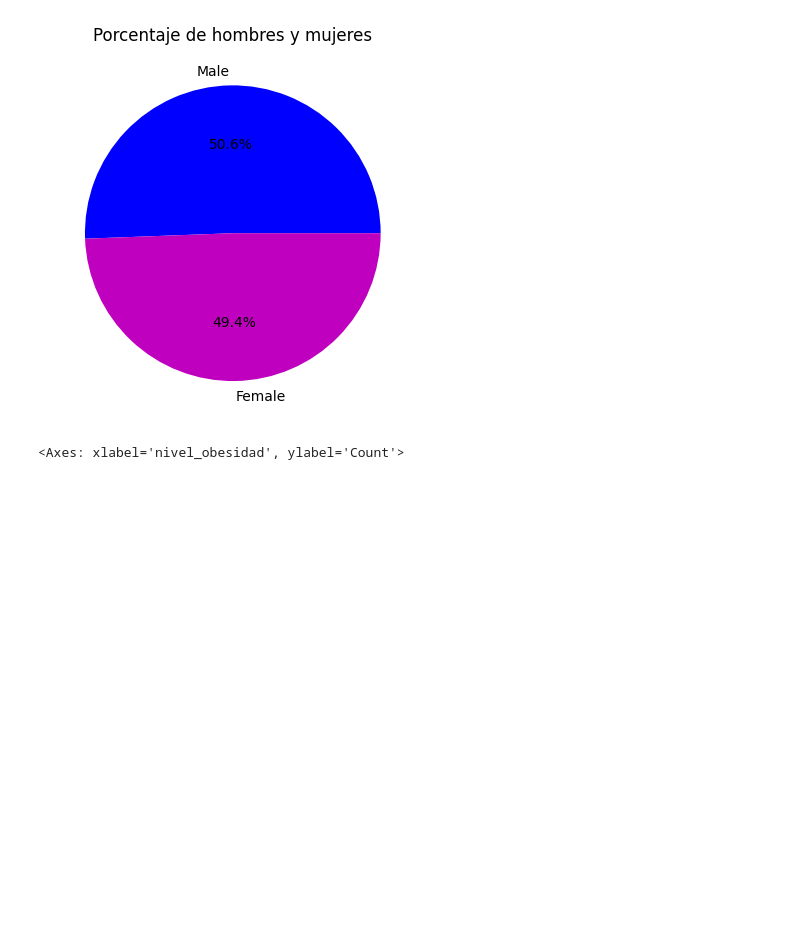
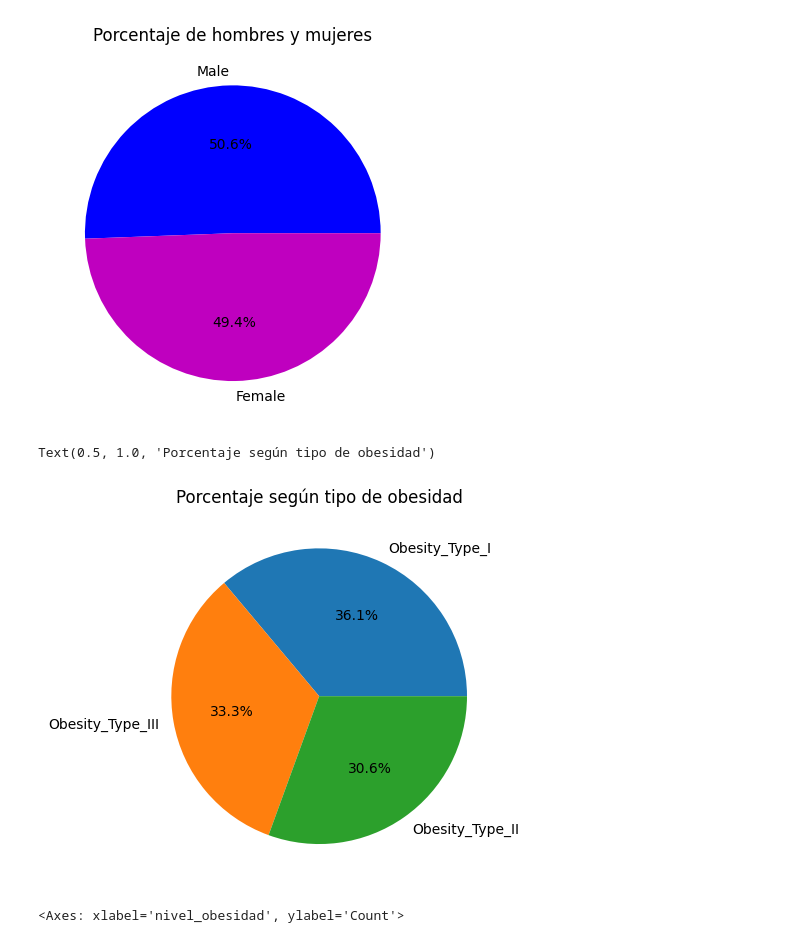
Before and after one commit to andresgabas/DS2-Coderhouse, a Jupyter notebook: Proyecto.ipynb, the cells around one changed output. Saved outputs shown, nothing was run; the diff lists cells and outputs as text; code cells hidden in the pictures; blank space fills up the shorter version.

```diff
--- a/Proyecto.ipynb
+++ b/Proyecto.ipynb
@@ -67,6 +83,15 @@ plt.title('Porcentaje de hombres y mujeres')
 # %% [output]
 Text(0.5, 1.0, 'Porcentaje de hombres y mujeres')
 [figure]
+# %%
+solo_obesidad = data[data['nivel_obesidad'].isin(['Obesity_Type_I', 'Obesity_Type_II', 'Obesity_Type_III'])]
+# %%
+obesidad = solo_obesidad['nivel_obesidad'].value_counts()
+plt.pie(obesidad, labels=obesidad.index, autopct='%1.1f%%')
+plt.title('Porcentaje según tipo de obesidad')
+# %% [output]
+Text(0.5, 1.0, 'Porcentaje según tipo de obesidad')
+[figure, added]
 # %%
 sns.histplot(data=data, x='nivel_obesidad', multiple="stack", shrink=.8, hue='genero', label = False)
 # %% [output]
```
Also changed, not shown: parts of 12 cells of this notebook.
